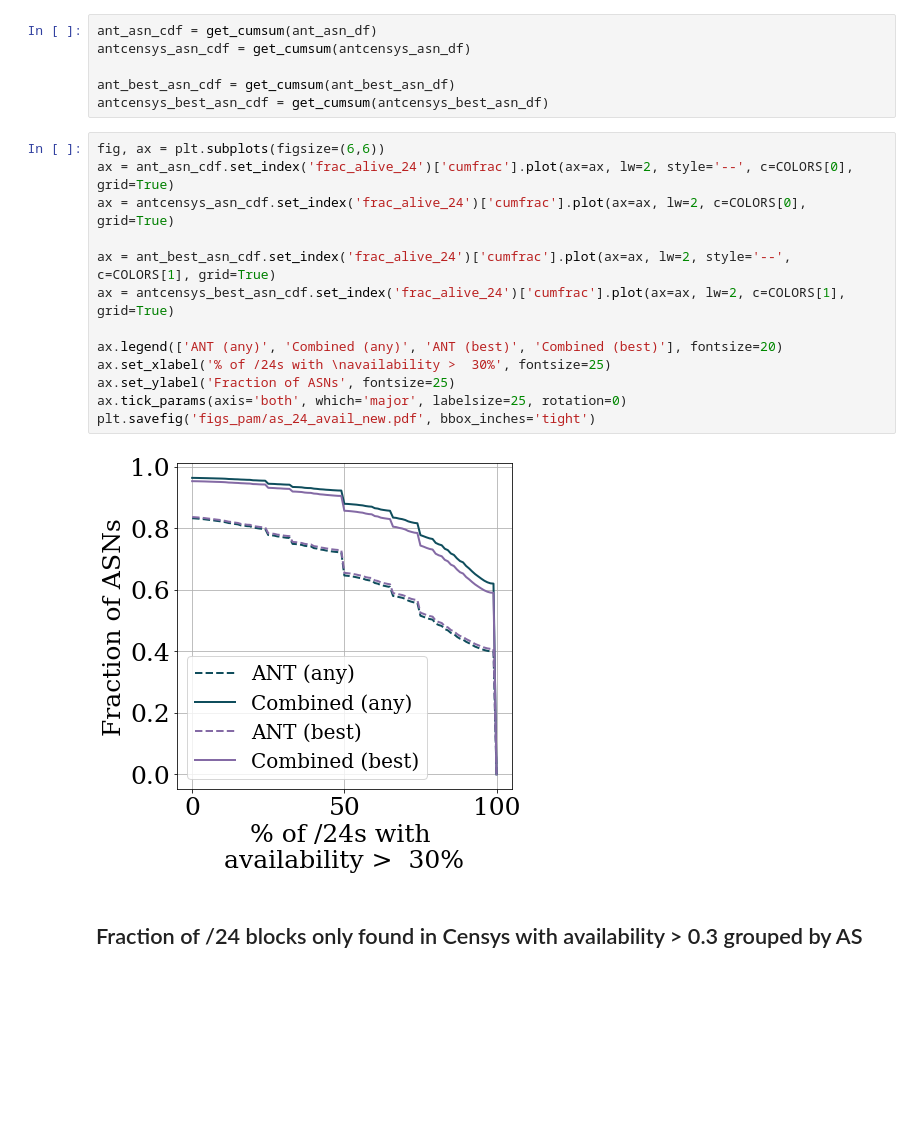
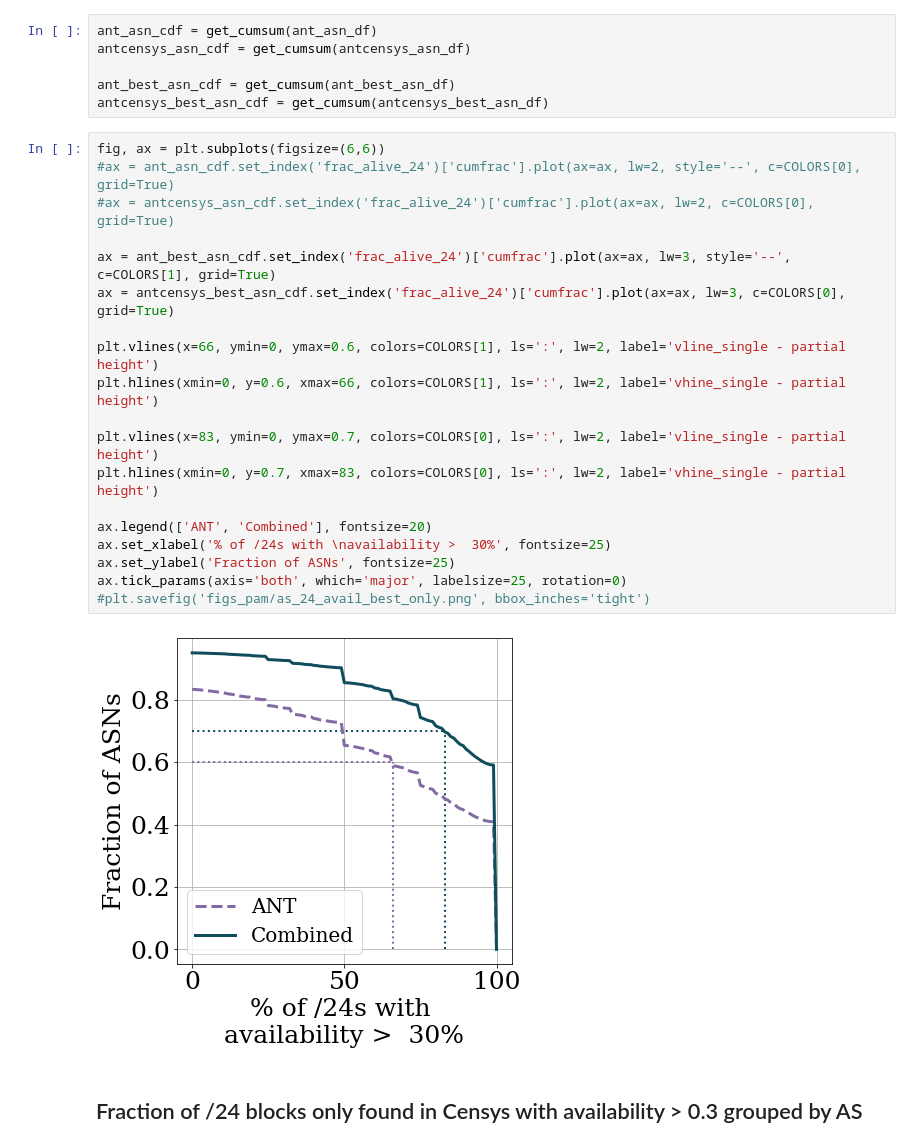
Before and after one commit to InetIntel/ioda-censys-isi, a Jupyter notebook: analysis/Analysis 2.ipynb, the cells around one changed output. Saved outputs shown, nothing was run; the diff lists cells and outputs as text; blank space fills up the shorter version.

```diff
--- a/analysis/Analysis 2.ipynb
+++ b/analysis/Analysis 2.ipynb
@@ -524,19 +571,25 @@ ant_best_asn_cdf = get_cumsum(ant_best_asn_df)
 antcensys_best_asn_cdf = get_cumsum(antcensys_best_asn_df)
 # %%
 fig, ax = plt.subplots(figsize=(6,6))
-ax = ant_asn_cdf.set_index('frac_alive_24')['cumfrac'].plot(ax=ax, lw=2, style='--', c=COLORS[0], grid=True)
-ax = antcensys_asn_cdf.set_index('frac_alive_24')['cumfrac'].plot(ax=ax, lw=2, c=COLORS[0], grid=True)
+#ax = ant_asn_cdf.set_index('frac_alive_24')['cumfrac'].plot(ax=ax, lw=2, style='--', c=COLORS[0], grid=True)
+#ax = antcensys_asn_cdf.set_index('frac_alive_24')['cumfrac'].plot(ax=ax, lw=2, c=COLORS[0], grid=True)
 
-ax = ant_best_asn_cdf.set_index('frac_alive_24')['cumfrac'].plot(ax=ax, lw=2, style='--', c=COLORS[1], grid=True)
-ax = antcensys_best_asn_cdf.set_index('frac_alive_24')['cumfrac'].plot(ax=ax, lw=2, c=COLORS[1], grid=True)
+ax = ant_best_asn_cdf.set_index('frac_alive_24')['cumfrac'].plot(ax=ax, lw=3, style='--', c=COLORS[1], grid=True)
+ax = antcensys_best_asn_cdf.set_index('frac_alive_24')['cumfrac'].plot(ax=ax, lw=3, c=COLORS[0], grid=True)
 
-ax.legend(['ANT (any)', 'Combined (any)', 'ANT (best)', 'Combined (best)'], fontsize=20)
+plt.vlines(x=66, ymin=0, ymax=0.6, colors=COLORS[1], ls=':', lw=2, label='vline_single - partial height')
+plt.hlines(xmin=0, y=0.6, xmax=66, colors=COLORS[1], ls=':', lw=2, label='vhine_single - partial height')
+
+plt.vlines(x=83, ymin=0, ymax=0.7, colors=COLORS[0], ls=':', lw=2, label='vline_single - partial height')
+plt.hlines(xmin=0, y=0.7, xmax=83, colors=COLORS[0], ls=':', lw=2, label='vhine_single - partial height')
+
+ax.legend(['ANT', 'Combined'], fontsize=20)
 ax.set_xlabel('% of /24s with \navailability >  30%', fontsize=25)
 ax.set_ylabel('Fraction of ASNs', fontsize=25)
 ax.tick_params(axis='both', which='major', labelsize=25, rotation=0)
-plt.savefig('figs_pam/as_24_avail_new.pdf', bbox_inches='tight')
+#plt.savefig('figs_pam/as_24_avail_best_only.png', bbox_inches='tight')
 # %% [output]
-[figure, old version]
+[figure, new version]
 # %% [markdown]
 ## Fraction of /24 blocks only found in Censys with availability > 0.3 grouped by AS
 # %%
```
Also changed, not shown: parts of 66 cells of this notebook.
